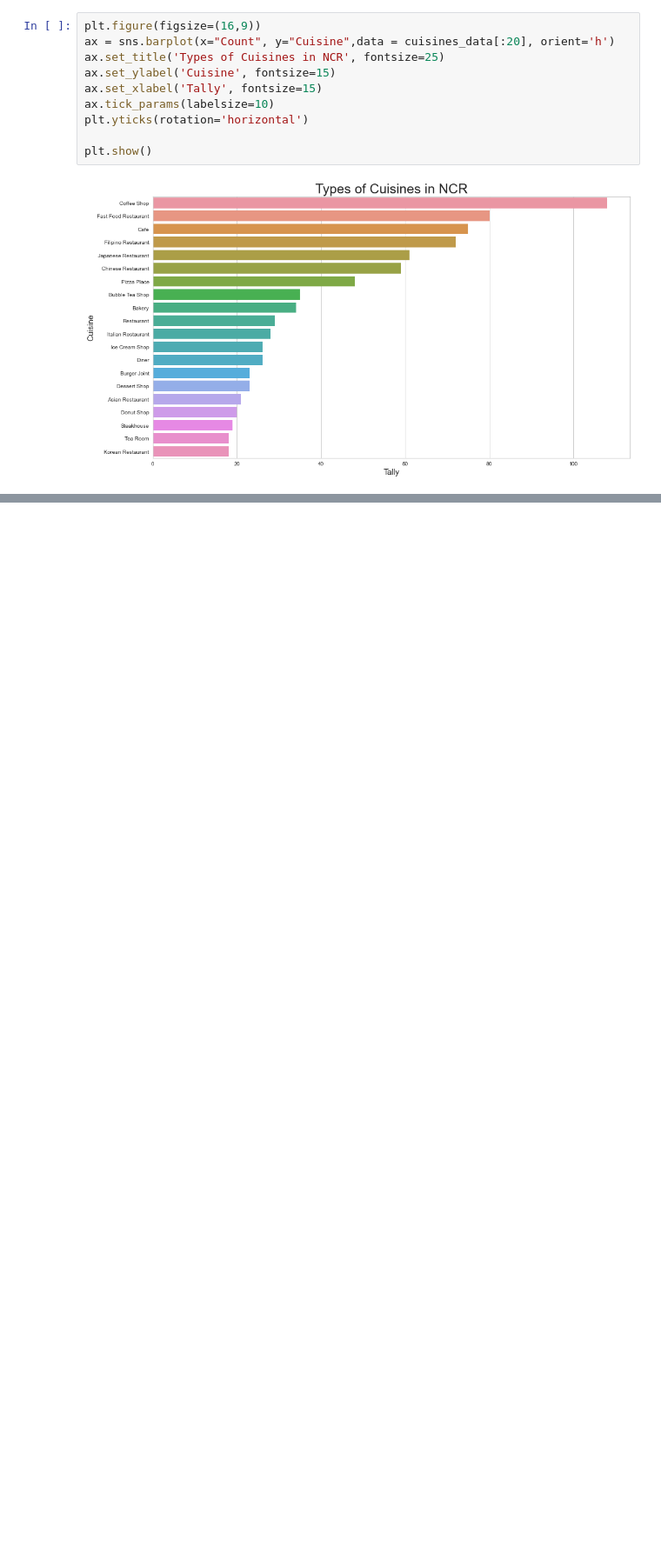
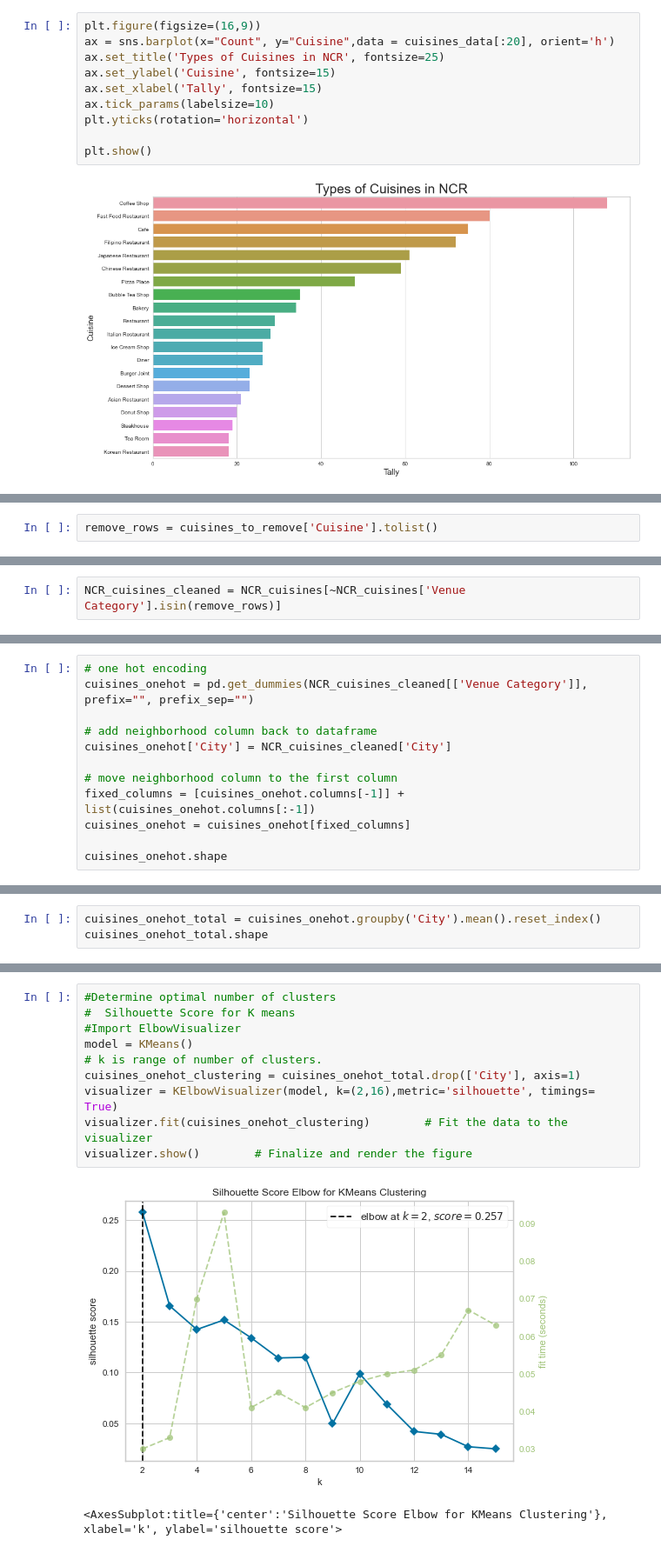
Before and after one commit to kjfjose/Coursera_Capstone, a Jupyter notebook: Coursera_Final_Capstone.ipynb, the cells around one changed output, grey strips where cells are left out. Shown at 87% size. Saved outputs shown, nothing was run; the diff lists cells and outputs as text; blank space fills up the shorter version.

```diff
--- a/Coursera_Final_Capstone.ipynb
+++ b/Coursera_Final_Capstone.ipynb
@@ -606,0 +631,2 @@ plt.show()
+# %%
+remove_rows = cuisines_to_remove['Cuisine'].tolist()
@@ -606,0 +637,2 @@ plt.show()
+# %%
+NCR_cuisines_cleaned = NCR_cuisines[~NCR_cuisines['Venue Category'].isin(remove_rows)]
@@ -606,0 +650,12 @@ plt.show()
+# %%
+# one hot encoding
+cuisines_onehot = pd.get_dummies(NCR_cuisines_cleaned[['Venue Category']], prefix="", prefix_sep="")
+
+# add neighborhood column back to dataframe
+cuisines_onehot['City'] = NCR_cuisines_cleaned['City']
+
+# move neighborhood column to the first column
+fixed_columns = [cuisines_onehot.columns[-1]] + list(cuisines_onehot.columns[:-1])
+cuisines_onehot = cuisines_onehot[fixed_columns]
+
+cuisines_onehot.shape
@@ -606,0 +674,3 @@ plt.show()
+# %%
+cuisines_onehot_total = cuisines_onehot.groupby('City').mean().reset_index()
+cuisines_onehot_total.shape
@@ -606,0 +759,13 @@ plt.show()
+# %%
+#Determine optimal number of clusters
+#  Silhouette Score for K means
+#Import ElbowVisualizer
+model = KMeans()
+# k is range of number of clusters.
+cuisines_onehot_clustering = cuisines_onehot_total.drop(['City'], axis=1)
+visualizer = KElbowVisualizer(model, k=(2,16),metric='silhouette', timings= True)
+visualizer.fit(cuisines_onehot_clustering)        # Fit the data to the visualizer
+visualizer.show()        # Finalize and render the figure
+# %% [output]
+[figure, added]
+<AxesSubplot:title={'center':'Silhouette Score Elbow for KMeans Clustering'}, xlabel='k', ylabel='silhouette score'>
```
Also changed, not shown: parts of 27 cells of this notebook.
